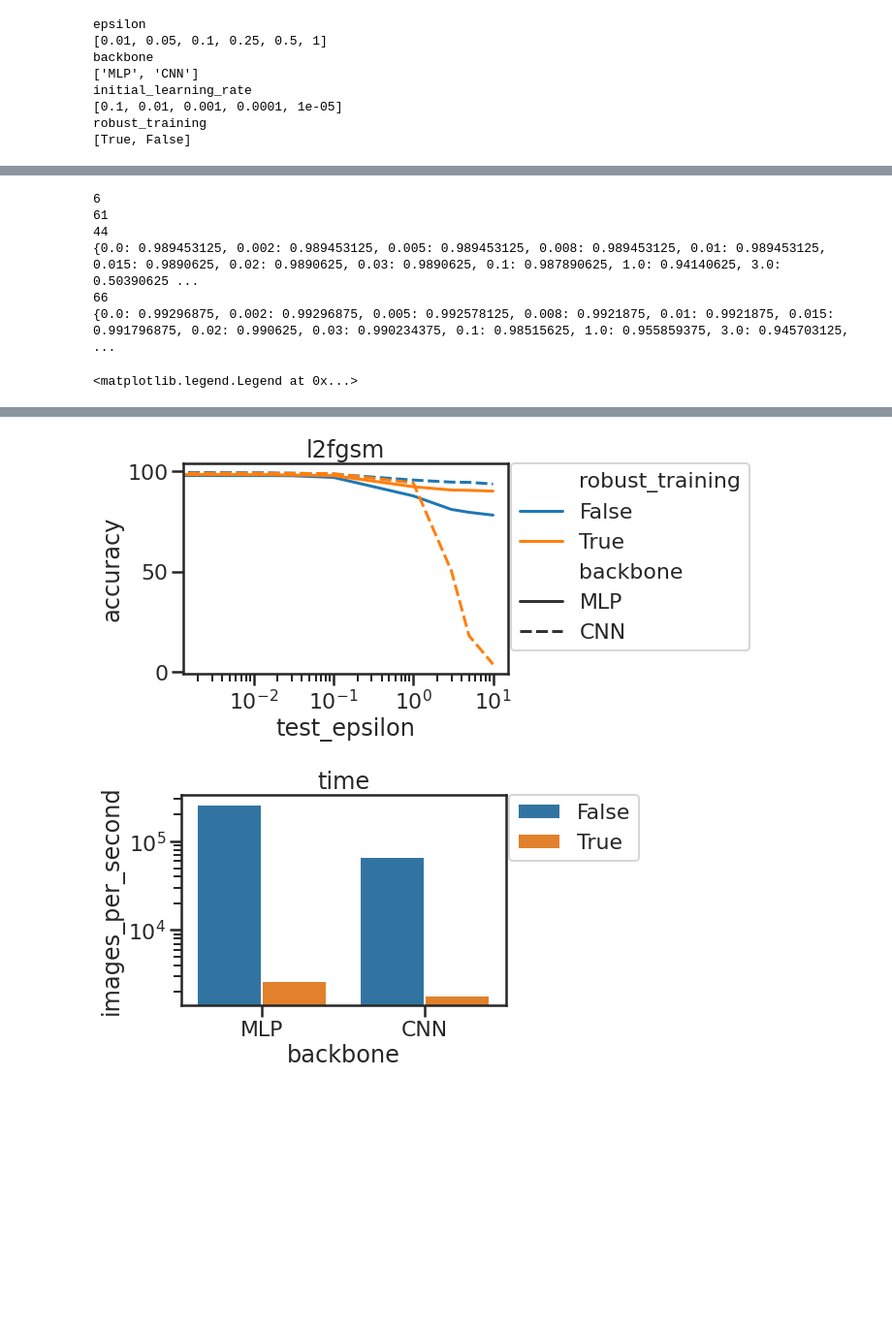
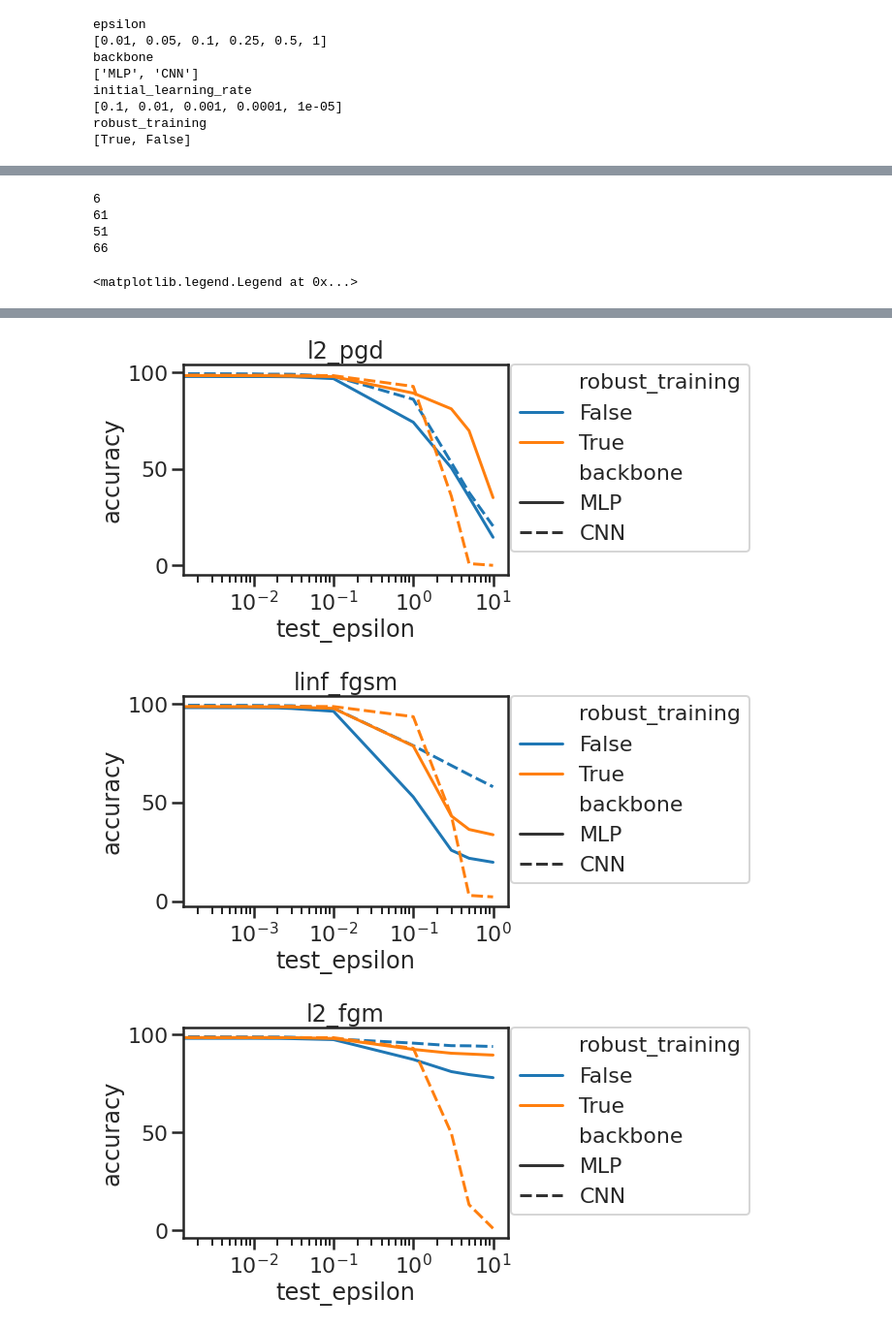
Before and after one commit to kimvc7/Robustness, a Jupyter notebook: notebooks/Pilot.ipynb, the cells around one changed output, grey strips where cells are left out. Shown at 97% size. Saved outputs shown, nothing was run; the diff lists cells and outputs as text; code cells hidden in the pictures; blank space fills up the shorter version.

```diff
--- a/notebooks/Pilot.ipynb
+++ b/notebooks/Pilot.ipynb
@@ -24,3 +22,5 @@ name_attacks = ["linfpgd", "l2fgsm"]
+# %%
+name_attacks = ["linf_pgd","l2_pgd", "linf_fgsm", "l2_fgm"]
 # %%
 # Hash table of parameters
 parameters = {"epsilon": {}, "backbone": {}, "initial_learning_rate": {}, "robust_training": {}}
@@ -187,7 +187,7 @@ for backbone in backbones:
         best_id = -1
         for id in ids:
             acc = 0.0
-            for attack in name_attacks:
+            for attack in [name_attacks[1]]:
                 with open(results_dir + experiment_list[id]['model_name'] + '/results/acc_' + 'val' + '_' +
                     attack + '.pkl', 'rb') as f:
                     tmp = pickle.load(f)
@@ -215,8 +215,7 @@ for backbone in backbones:
             with open(results_dir + experiment_list[best_id]['model_name'] + '/results/acc_' + dataset + '_' +
                 attack + '.pkl', 'rb') as f:
                 tmp = pickle.load(f)
-            if attack == 'l2fgsm' and backbone == 'CNN':
-                print(tmp)
+
             for test_epsilon in tmp.keys():
                 entry["test_epsilon"] = test_epsilon
                 entry["accuracy"] =  100*tmp[test_epsilon]
@@ -230,19 +229,14 @@ for backbone in backbones:
 
 df = pd.DataFrame.from_dict(list_entries)
 
-plt.figure()
-sns.lineplot(x="test_epsilon", y="accuracy",
-             hue="robust_training",  style='backbone', palette="tab10",
-             data=df[df.attack=='linfpgd']).set_title("linfpgd")
-plt.xscale('log')
-plt.legend(bbox_to_anchor=(1.01, 1),borderaxespad=0)
+for attack in name_attacks:
+    plt.figure()
+    sns.lineplot(x="test_epsilon", y="accuracy",
+                 hue="robust_training",  style='backbone', palette="tab10",
+                 data=df[df.attack==attack]).set_title(attack)
+    plt.xscale('log')
+    plt.legend(bbox_to_anchor=(1.01, 1),borderaxespad=0)
 
-plt.figure()
-sns.lineplot(x="test_epsilon", y="accuracy",
-             hue="robust_training",  style='backbone', palette="tab10",
-             data=df[df.attack=='l2fgsm']).set_title("l2fgsm")
-plt.xscale('log')
-plt.legend(bbox_to_anchor=(1.01, 1),borderaxespad=0)
 
 plt.figure()
 sns.barplot(x="backbone", y="images_per_second",
@@ -253,8 +247,6 @@ plt.legend(bbox_to_anchor=(1.01, 1),borderaxespad=0)
 # %% [output]
 6
 61
-44
-{0.0: 0.989453125, 0.002: 0.989453125, 0.005: 0.989453125, 0.008: 0.989453125, 0.01: 0.989453125, 0.015: 0.9890625, 0.02: 0.9890625, 0.03: 0.9890625, 0.1: 0.987890625, 1.0: 0.94140625, 3.0: 0.50390625 ...
+51
 66
-{0.0: 0.99296875, 0.002: 0.99296875, 0.005: 0.992578125, 0.008: 0.9921875, 0.01: 0.9921875, 0.015: 0.991796875, 0.02: 0.990625, 0.03: 0.990234375, 0.1: 0.98515625, 1.0: 0.955859375, 3.0: 0.945703125,  ...
 <matplotlib.legend.Legend at 0x...>
@@ -262,2 +254,3 @@ plt.legend(bbox_to_anchor=(1.01, 1),borderaxespad=0)
-[figure, old version]
+[figure, new version]
-[figure, old version]
+[figure, new version]
+[figure, added]
```
Also changed, not shown: parts of 5 cells of this notebook, 6 other files.
